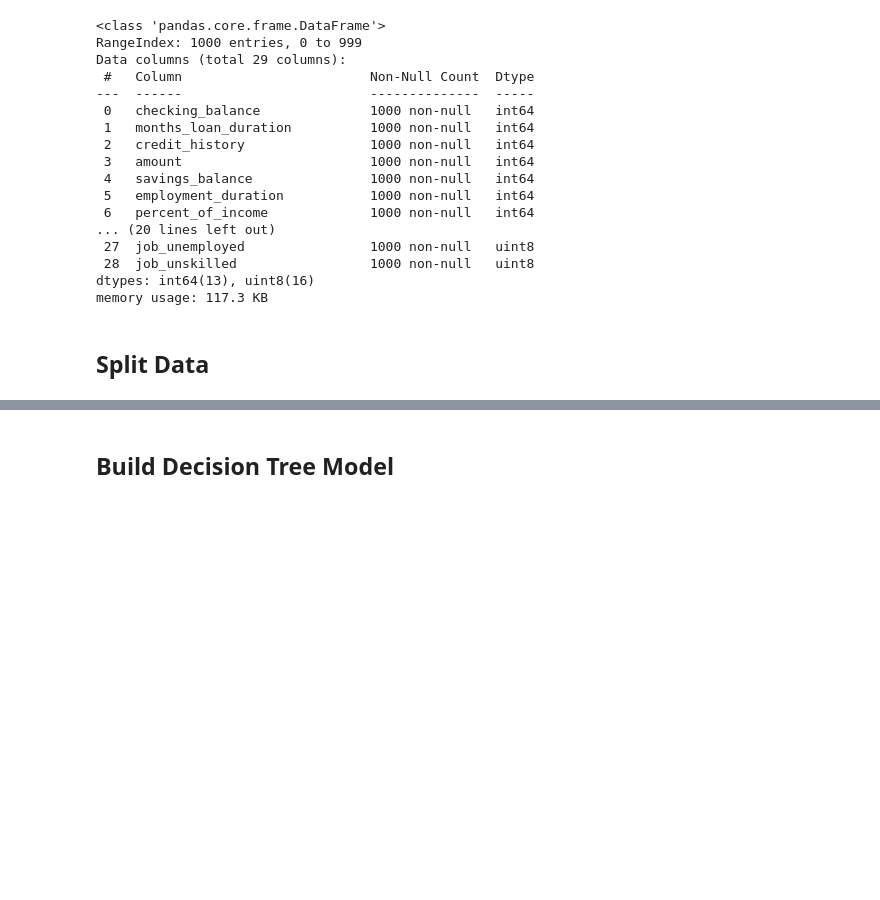
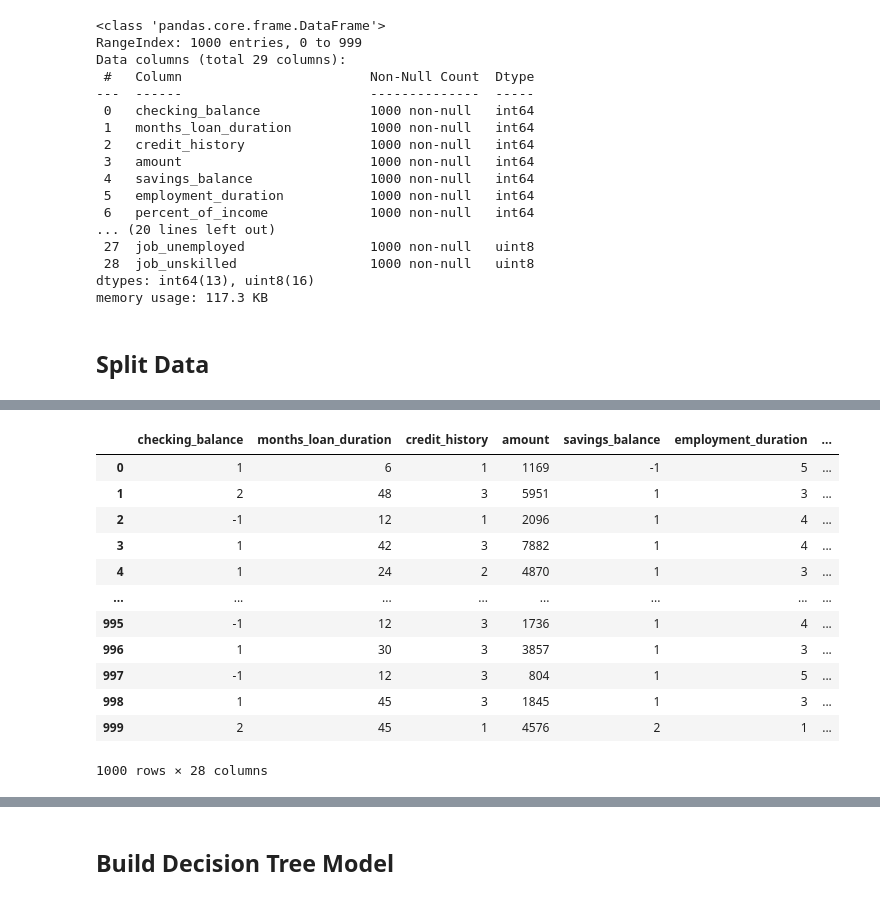
Before and after one commit to sirhomersimpson/pgp-aiml, a Jupyter notebook: supervised_learning_regression/DecisionTree_Notebook (1).ipynb, the cells around one changed output, grey strips where cells are left out. Cells and saved outputs as stored; diff of their text form; code cells hidden in the pictures; blank space fills up the shorter version.

```diff
--- a/supervised_learning_regression/DecisionTree_Notebook (1).ipynb
+++ b/supervised_learning_regression/DecisionTree_Notebook (1).ipynb
@@ -164,3 +190,19 @@ memory usage: 117.3 KB
 # %%
 X = creditData.drop("default" , axis=1)
 y = creditData.pop("default")
+# %%
+X
+# %% [output]
+|  | checking_balance | months_loan_duration | credit_history | amount | savings_balance | employment_duration | ... |
+| 0 | 1 | 6 | 1 | 1169 | -1 | 5 | ... |
+| 1 | 2 | 48 | 3 | 5951 | 1 | 3 | ... |
+| 2 | -1 | 12 | 1 | 2096 | 1 | 4 | ... |
+| 3 | 1 | 42 | 3 | 7882 | 1 | 4 | ... |
+| 4 | 1 | 24 | 2 | 4870 | 1 | 3 | ... |
+| ... | ... | ... | ... | ... | ... | ... | ... |
+| 995 | -1 | 12 | 3 | 1736 | 1 | 4 | ... |
+| 996 | 1 | 30 | 3 | 3857 | 1 | 3 | ... |
+| 997 | -1 | 12 | 3 | 804 | 1 | 5 | ... |
+| 998 | 1 | 45 | 3 | 1845 | 1 | 3 | ... |
+| 999 | 2 | 45 | 1 | 4576 | 2 | 1 | ... |
+1000 rows × 28 columns
```
Also changed, not shown: parts of 5 cells of this notebook, 4 other files.
